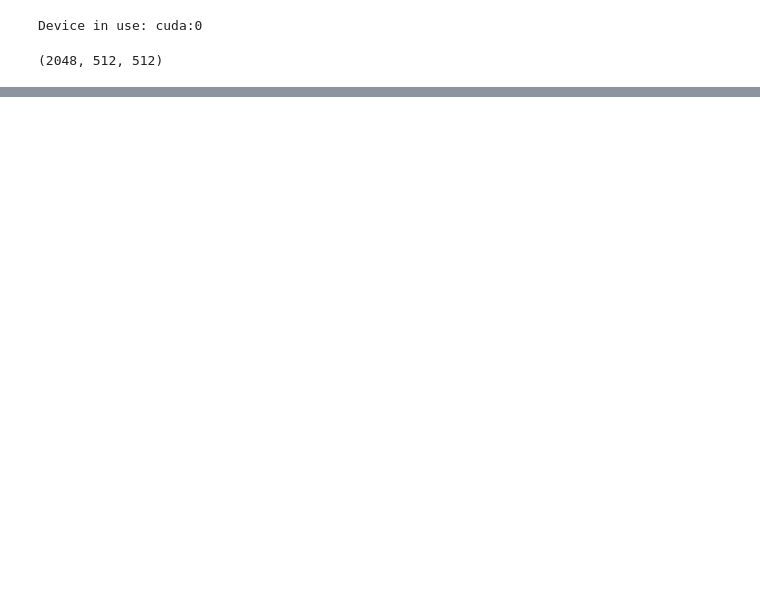
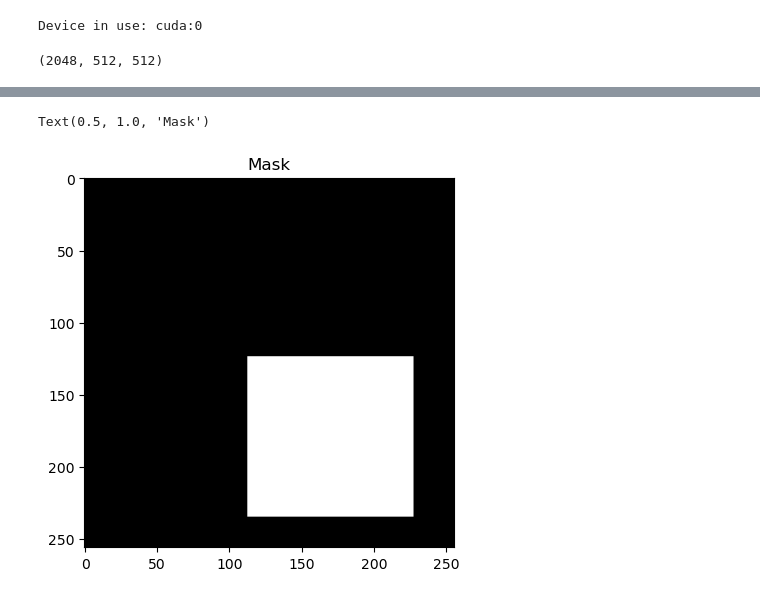
Before and after one commit to ankithsavio/msc-project, a Jupyter notebook: Week-5/kaggle-ready-v2.ipynb, the cells around one changed output, grey strips where cells are left out. Drawn from its saved outputs; the diff is of its cells as text; code cells hidden in the pictures; blank space fills up the shorter version.

```diff
--- a/Week-5/kaggle-ready-v2.ipynb
+++ b/Week-5/kaggle-ready-v2.ipynb
@@ -56,0 +103,6 @@ model = UN(channels = 1, levels=1, depth=2,
+# %%
+plt.imshow(img[0][1], 'gray')
+plt.title('Mask')
+# %% [output]
+Text(0.5, 1.0, 'Mask')
+[figure, added]
```
Also changed, not shown: parts of 4 cells of this notebook.
